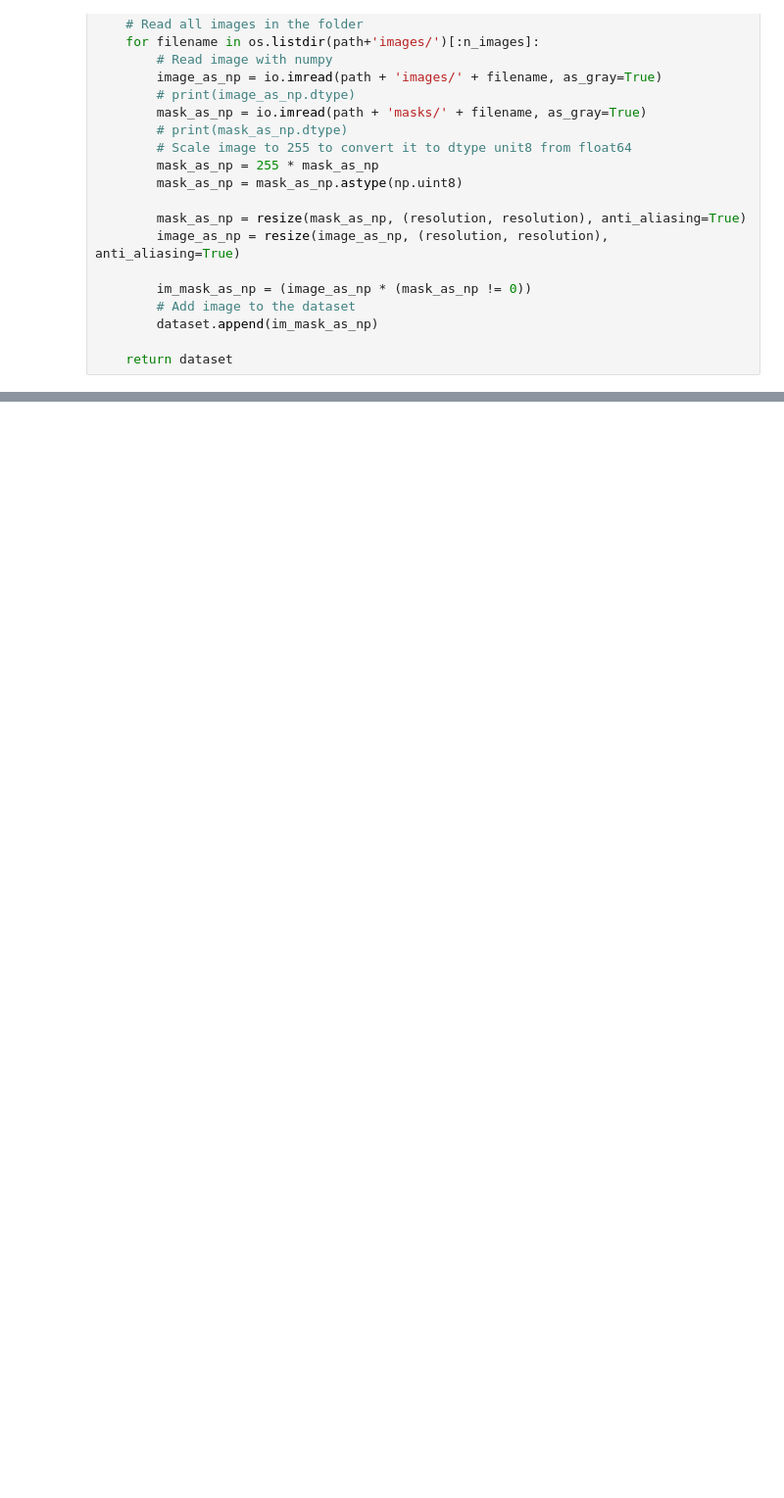
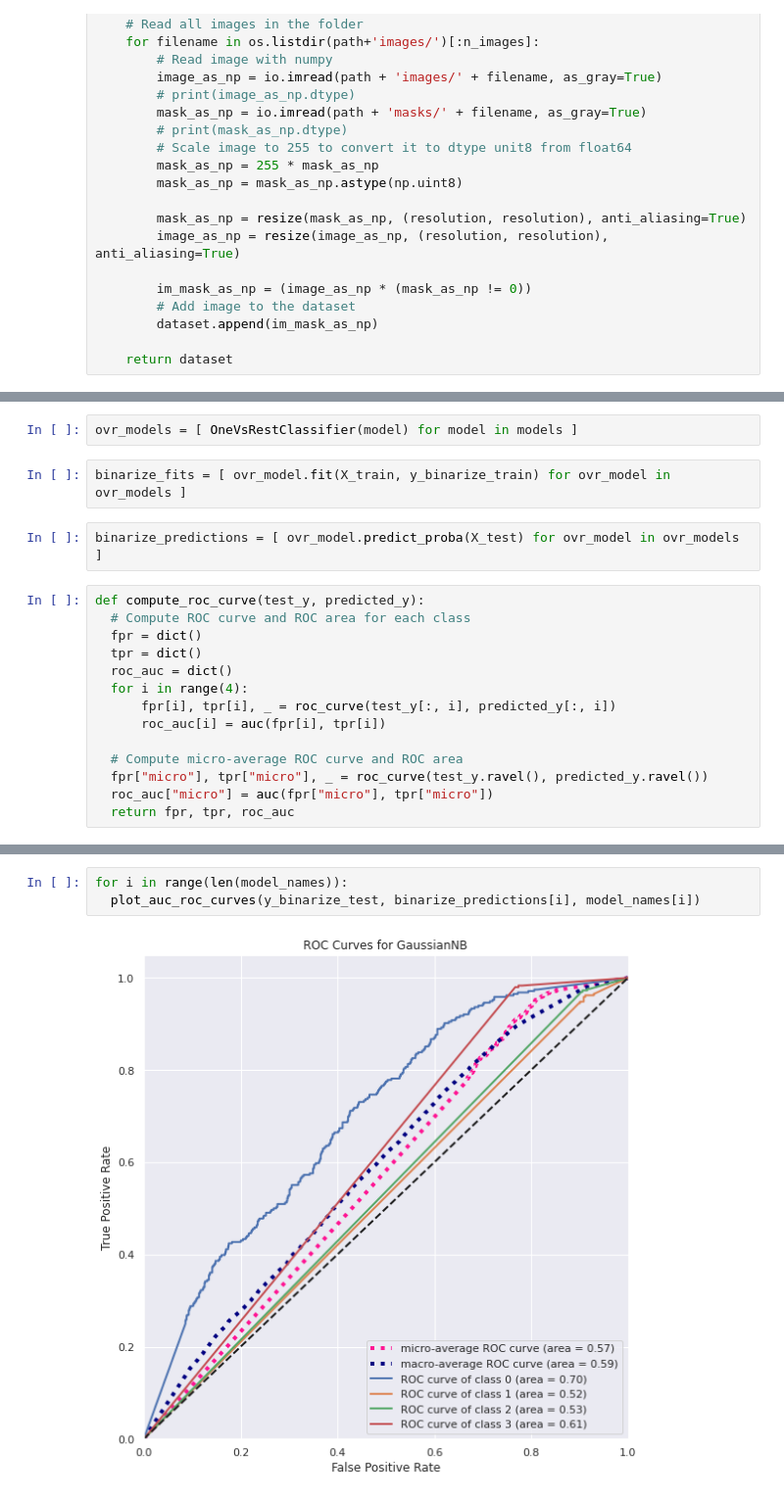
Before and after one commit to AdwaitB/ML-Spring-22, a Jupyter notebook: baseline_kaggle.ipynb, the cells around one changed output, grey strips where cells are left out. Shown: that part at 98% size. Cells and saved outputs as stored; diff of their text form; blank space fills up the shorter version.

```diff
--- a/baseline_kaggle.ipynb
+++ b/baseline_kaggle.ipynb
@@ -198,0 +198,20 @@ roc_auc_score(y_test, MLPClassifier(learning_rate='adaptive', max_iter=300).fit(
+# %%
+ovr_models = [ OneVsRestClassifier(model) for model in models ]
+# %%
+binarize_fits = [ ovr_model.fit(X_train, y_binarize_train) for ovr_model in ovr_models ]
+# %%
+binarize_predictions = [ ovr_model.predict_proba(X_test) for ovr_model in ovr_models ]
+# %%
+def compute_roc_curve(test_y, predicted_y):
+  # Compute ROC curve and ROC area for each class
+  fpr = dict()
+  tpr = dict()
+  roc_auc = dict()
+  for i in range(4):
+      fpr[i], tpr[i], _ = roc_curve(test_y[:, i], predicted_y[:, i])
+      roc_auc[i] = auc(fpr[i], tpr[i])
+
+  # Compute micro-average ROC curve and ROC area
+  fpr["micro"], tpr["micro"], _ = roc_curve(test_y.ravel(), predicted_y.ravel())
+  roc_auc["micro"] = auc(fpr["micro"], tpr["micro"])
+  return fpr, tpr, roc_auc
@@ -198,0 +272,5 @@ roc_auc_score(y_test, MLPClassifier(learning_rate='adaptive', max_iter=300).fit(
+# %%
+for i in range(len(model_names)):
+  plot_auc_roc_curves(y_binarize_test, binarize_predictions[i], model_names[i])
+# %% [output]
+[figure, added]
```
Also changed, not shown: parts of 35 cells of this notebook.
